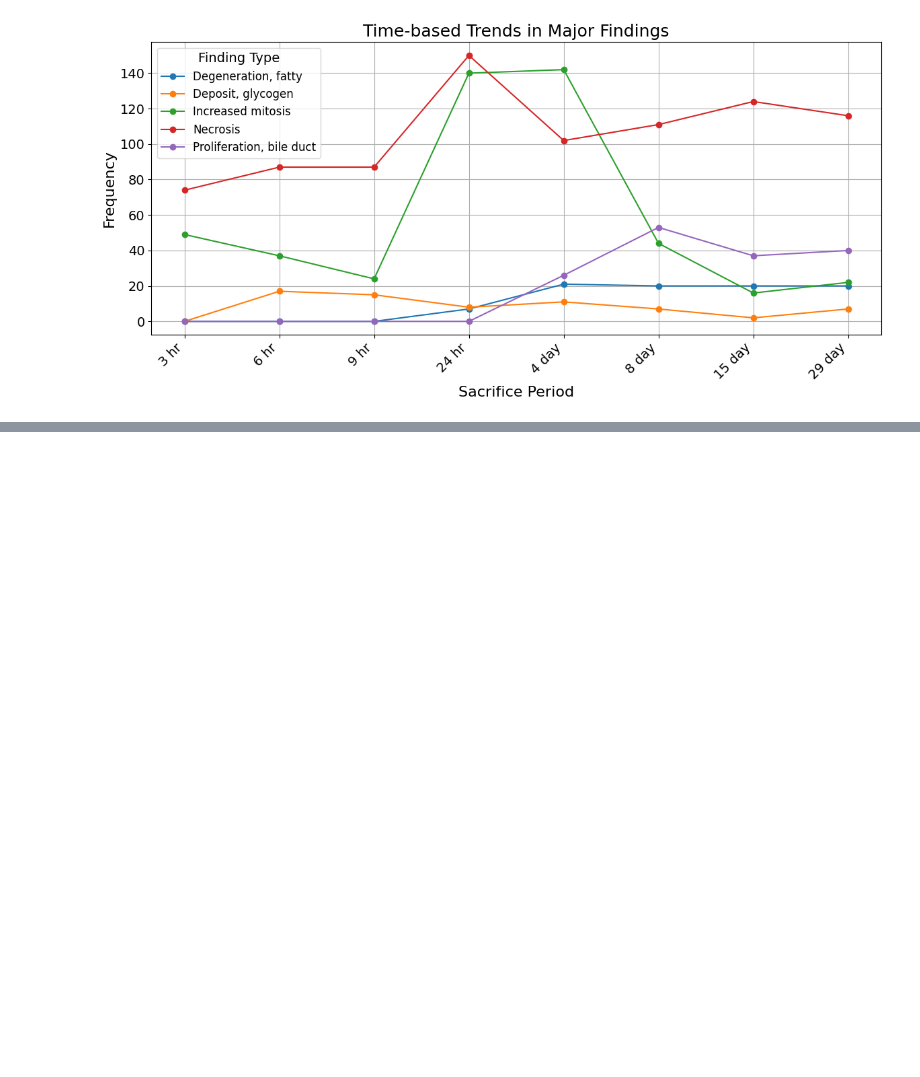
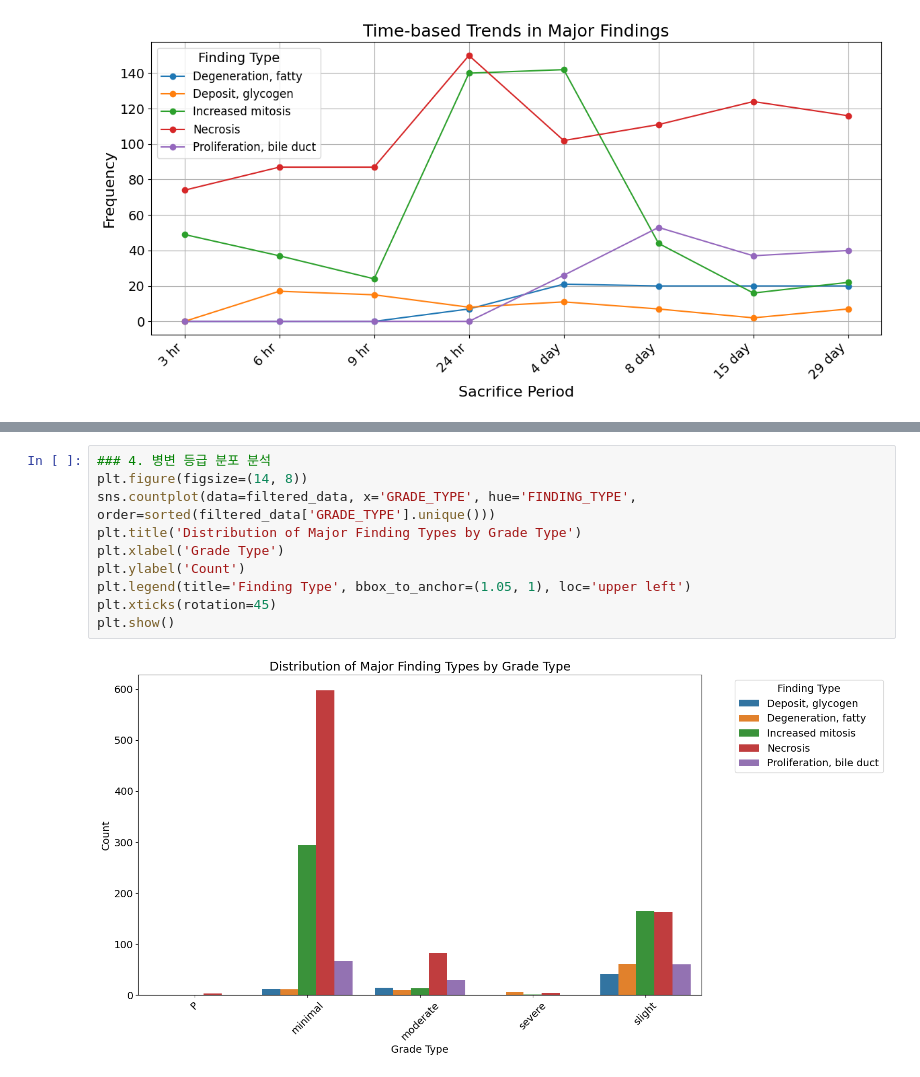
Before and after one commit to devguno/TCGA-LUAD, a Jupyter notebook: eda.ipynb, the cells around one changed output, grey strips where cells are left out. Saved outputs shown, nothing was run; the diff lists cells and outputs as text; blank space fills up the shorter version.

```diff
--- a/eda.ipynb
+++ b/eda.ipynb
@@ -99,0 +136,12 @@ plt.show()
+# %%
+### 4. 병변 등급 분포 분석
+plt.figure(figsize=(14, 8))
+sns.countplot(data=filtered_data, x='GRADE_TYPE', hue='FINDING_TYPE', order=sorted(filtered_data['GRADE_TYPE'].unique()))
+plt.title('Distribution of Major Finding Types by Grade Type')
+plt.xlabel('Grade Type')
+plt.ylabel('Count')
+plt.legend(title='Finding Type', bbox_to_anchor=(1.05, 1), loc='upper left')
+plt.xticks(rotation=45)
+plt.show()
+# %% [output]
+[figure, added]
```
Also changed, not shown: parts of 6 cells of this notebook.
